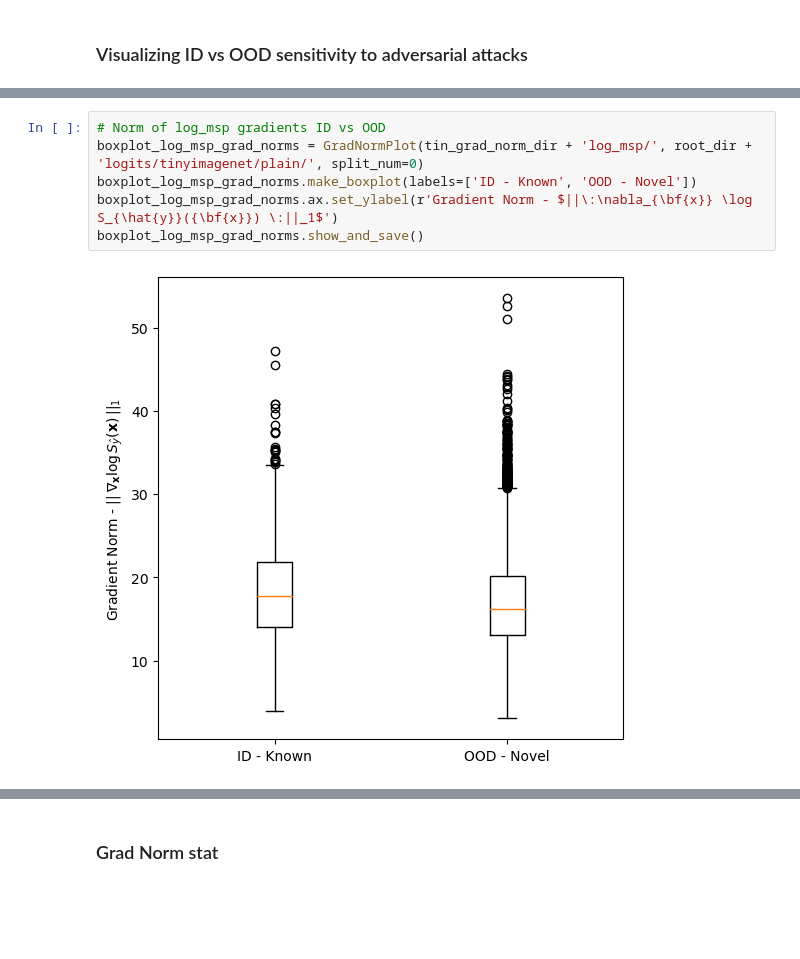
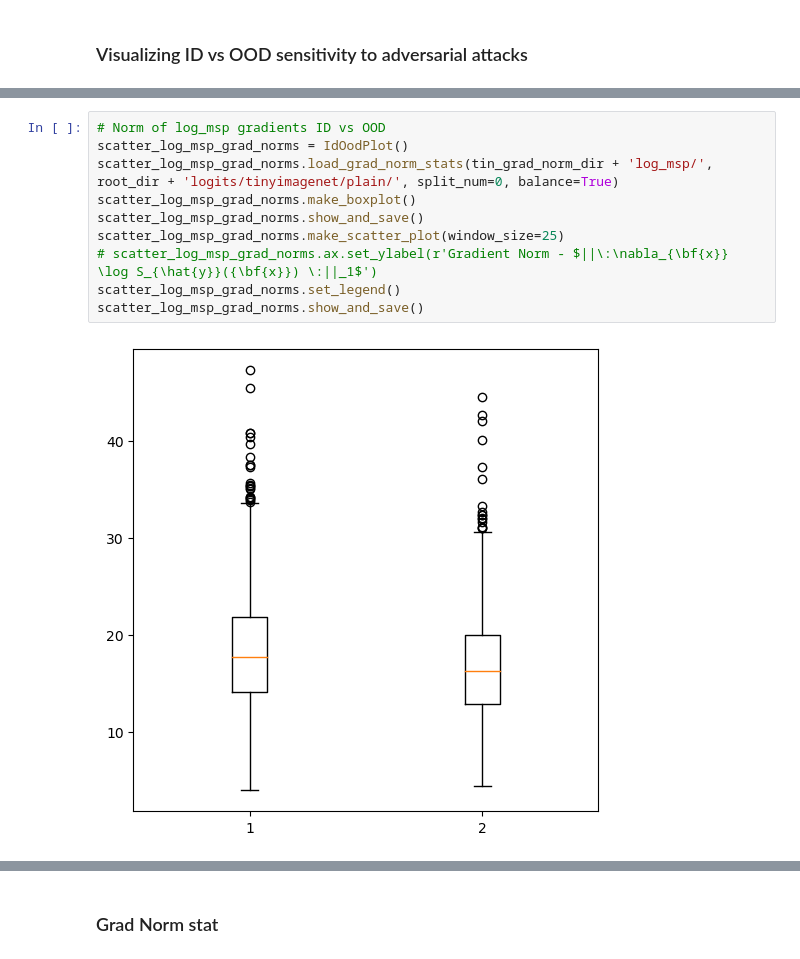
Before and after one commit to krellemand/bachelor_project, a Jupyter notebook: notebooks/visualizing_adv_attacks.ipynb, the cells around one changed output, grey strips where cells are left out. Saved outputs shown, nothing was run; the diff lists cells and outputs as text; blank space fills up the shorter version.

Commit message:
Eps quantiles continues box plots

```diff
--- a/notebooks/visualizing_adv_attacks.ipynb
+++ b/notebooks/visualizing_adv_attacks.ipynb
@@ -286,8 +255,12 @@ plt.show()
 # %%
 # Norm of log_msp gradients ID vs OOD
-boxplot_log_msp_grad_norms = GradNormPlot(tin_grad_norm_dir + 'log_msp/', root_dir + 'logits/tinyimagenet/plain/', split_num=0)
-boxplot_log_msp_grad_norms.make_boxplot(labels=['ID - Known', 'OOD - Novel'])
-boxplot_log_msp_grad_norms.ax.set_ylabel(r'Gradient Norm - $||\:\nabla_{\bf{x}} \log S_{\hat{y}}({\bf{x}}) \:||_1$')
-boxplot_log_msp_grad_norms.show_and_save()
+scatter_log_msp_grad_norms = IdOodPlot()
+scatter_log_msp_grad_norms.load_grad_norm_stats(tin_grad_norm_dir + 'log_msp/', root_dir + 'logits/tinyimagenet/plain/', split_num=0, balance=True)
+scatter_log_msp_grad_norms.make_boxplot()
+scatter_log_msp_grad_norms.show_and_save()
+scatter_log_msp_grad_norms.make_scatter_plot(window_size=25)
+# scatter_log_msp_grad_norms.ax.set_ylabel(r'Gradient Norm - $||\:\nabla_{\bf{x}} \log S_{\hat{y}}({\bf{x}}) \:||_1$')
+scatter_log_msp_grad_norms.set_legend()
+scatter_log_msp_grad_norms.show_and_save()
 # %% [output]
-[figure, old version]
+[figure, new version]
```
Also changed, not shown: parts of 14 cells of this notebook, 2 other files.
